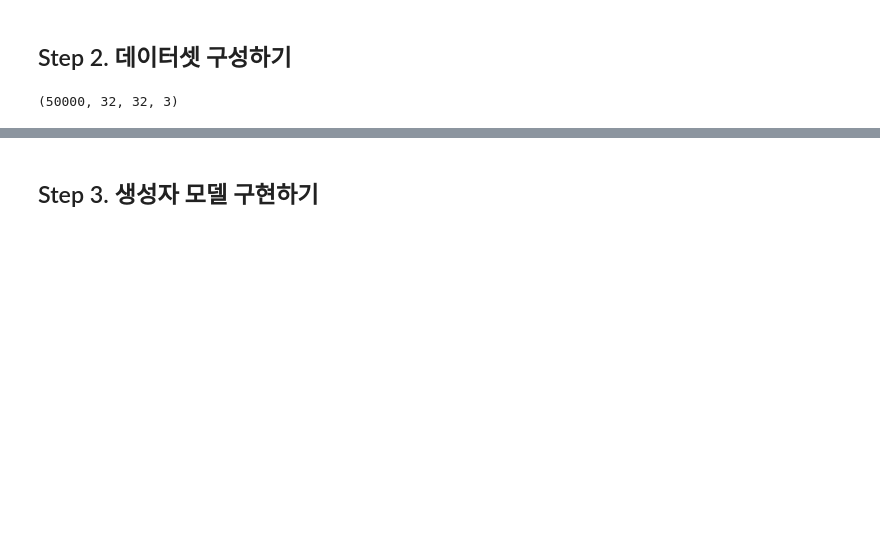
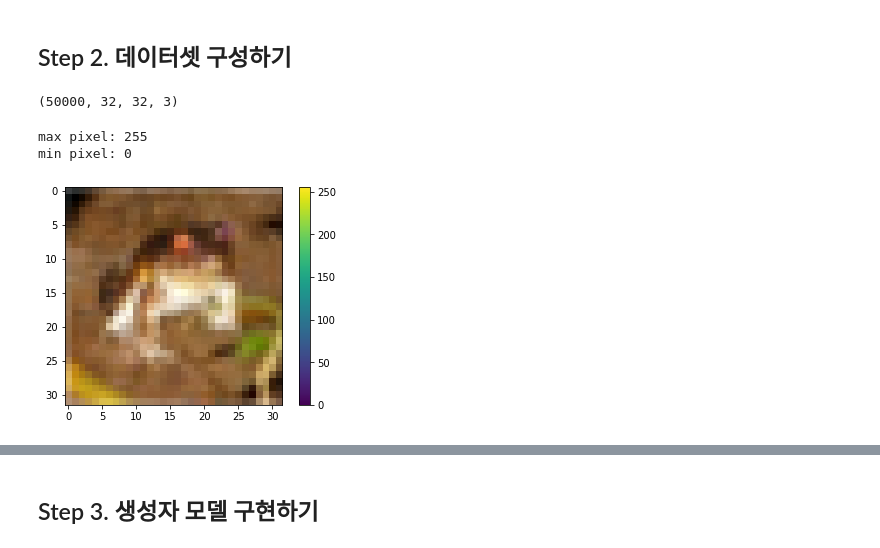
Before and after one commit to soy53/AIFFEL, a Jupyter notebook: Exploration/[E-11]Generator_modeling.ipynb, the cells around one changed output, grey strips where cells are left out. Saved outputs shown, nothing was run; the diff lists cells and outputs as text; code cells hidden in the pictures; blank space fills up the shorter version.

```diff
--- a/Exploration/[E-11]Generator_modeling.ipynb
+++ b/Exploration/[E-11]Generator_modeling.ipynb
@@ -28,3 +30,17 @@ cifar10 = tf.keras.datasets.cifar10
 train_x.shape
 # %% [output]
 (50000, 32, 32, 3)
+# %%
+# 각 픽셀은 0~255 사이의 정수값인지 확인
+print("max pixel:", train_x.max())
+print("min pixel:", train_x.min())
+# %% [output]
+max pixel: 255
+min pixel: 0
+# %%
+# 첫번째 이미지
+plt.imshow(train_x[0].reshape(32, 32, 3))
+plt.colorbar()
+plt.show()
+# %% [output]
+[figure, added]
```
Also changed, not shown: parts of 46 cells of this notebook.
